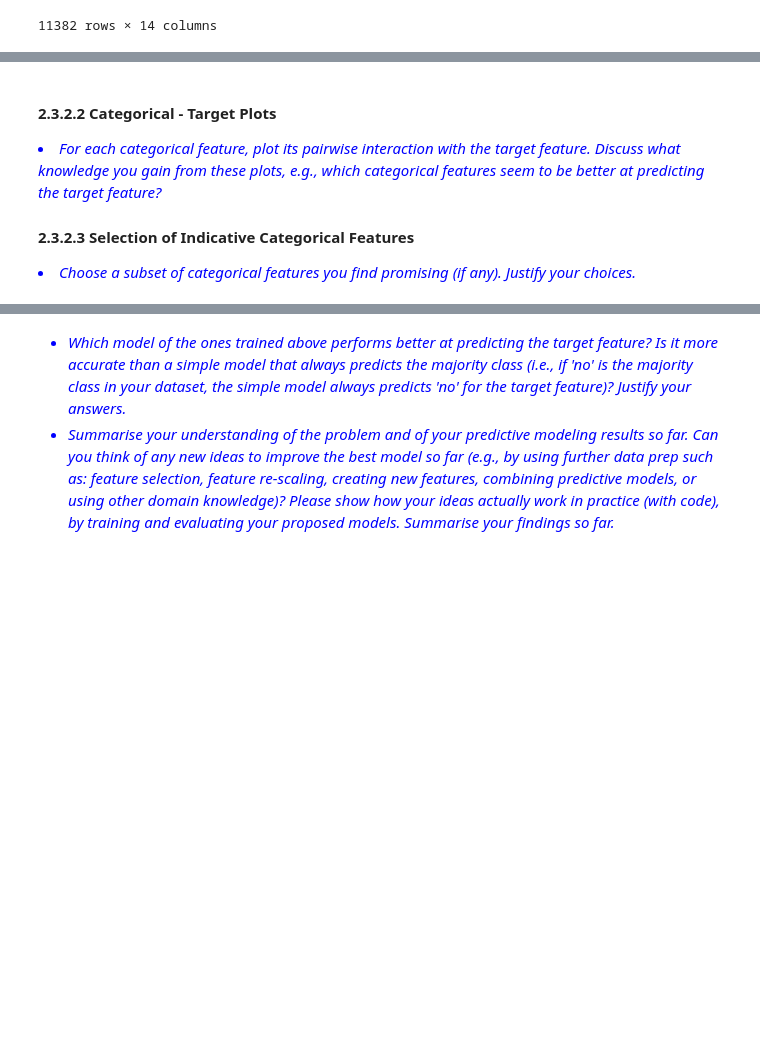
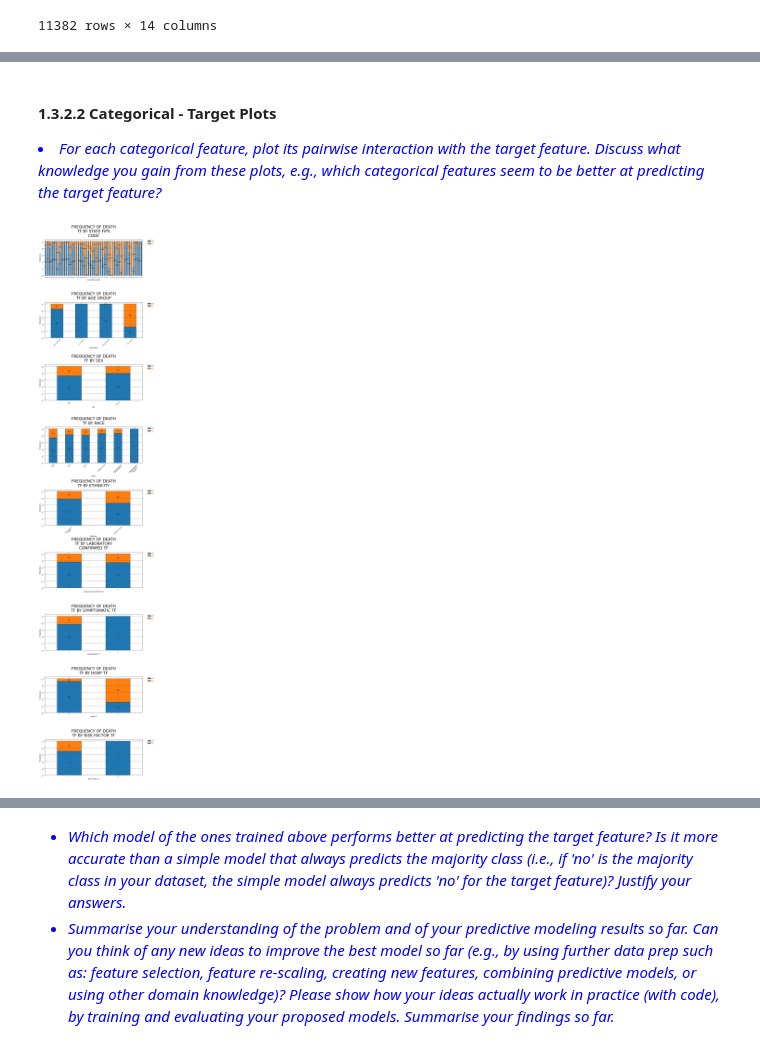
Before and after one commit to tlopesx/Assignment-2, a Jupyter notebook: 22202398_Submission/22202398-Homework2-Notebook.ipynb, the cells around one changed output, grey strips where cells are left out. Saved outputs shown, nothing was run; the diff lists cells and outputs as text; code cells hidden in the pictures; blank space fills up the shorter version.

```diff
--- a/22202398_Submission/22202398-Homework2-Notebook.ipynb
+++ b/22202398_Submission/22202398-Homework2-Notebook.ipynb
@@ -737,9 +869,11 @@ Although we cannot simply create a correlation heatmap between the categorical f
 # %%
 n = len(categorical)
 
-fig, axs = plt.subplots(ncols=n, nrows=n, figsize=(100, 50))
+fig, axs = plt.subplots(ncols=n, nrows=n, figsize=(100, 70))
 
 for i, column_i in enumerate(categorical):
     for j, column_j in enumerate(categorical):
-        print("plotting {column_i} vs {column_j}")
-        # plot_crosstab_heatmap(data_training, column_i, column_j, axs[i][j])
+        if j < i:
+            plotCrosstabHeatmap(data_training, column_i, column_j, axs[i][j])
+        else:
+            axs[i][j].axis('off')
@@ -746,7 +896,13 @@ for i, column_i in enumerate(categorical):
 # %% [markdown]
-
-#### **2.3.2.2 Categorical - Target Plots**
+#### **1.3.2.2 Categorical - Target Plots**
 <li style="color: blue; font-style: italic">For each categorical feature, plot its pairwise interaction with the target feature. Discuss what  knowledge you gain from these plots, e.g., which categorical features seem to be better at predicting the target feature? </li>
-
-#### **2.3.2.3 Selection of Indicative Categorical Features**
- <li style="color: blue; font-style: italic"> Choose a subset of categorical features you find promising (if any). Justify your choices. </li>
+# %%
+n = len(categorical)-1
+
+fig, axs = plt.subplots(ncols=1, nrows=n, figsize=(6, 60))
+
+for i, feature in enumerate(categorical):
+    if feature != 'death_tf':
+        createStackedBarChart(data_training, 'death_tf', feature, axs=axs[i] )
+# %% [output]
+[figure, added]
```
Also changed, not shown: parts of 35 cells of this notebook, 2 other files.
